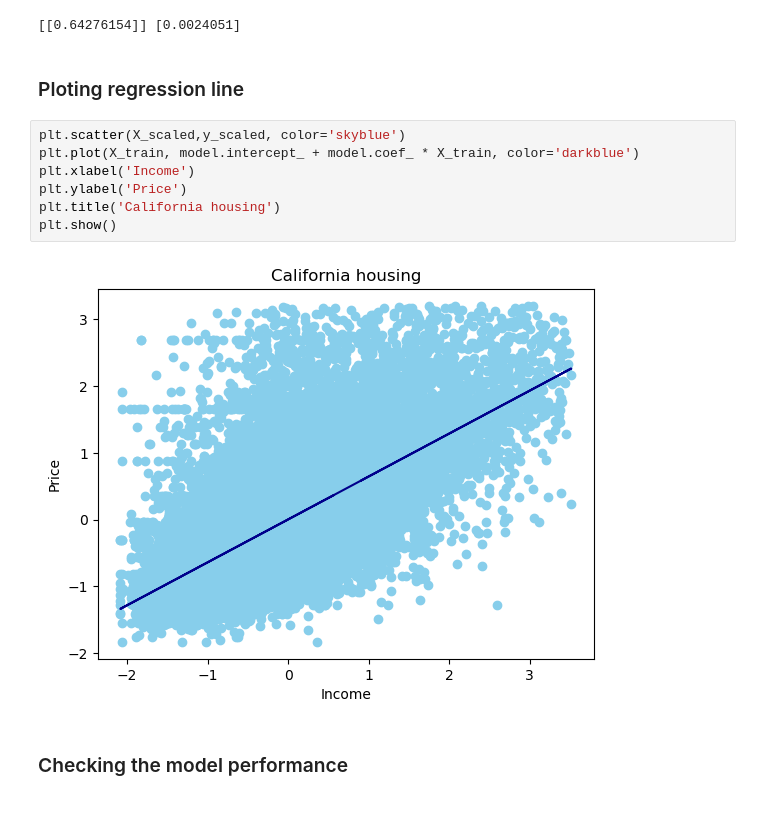
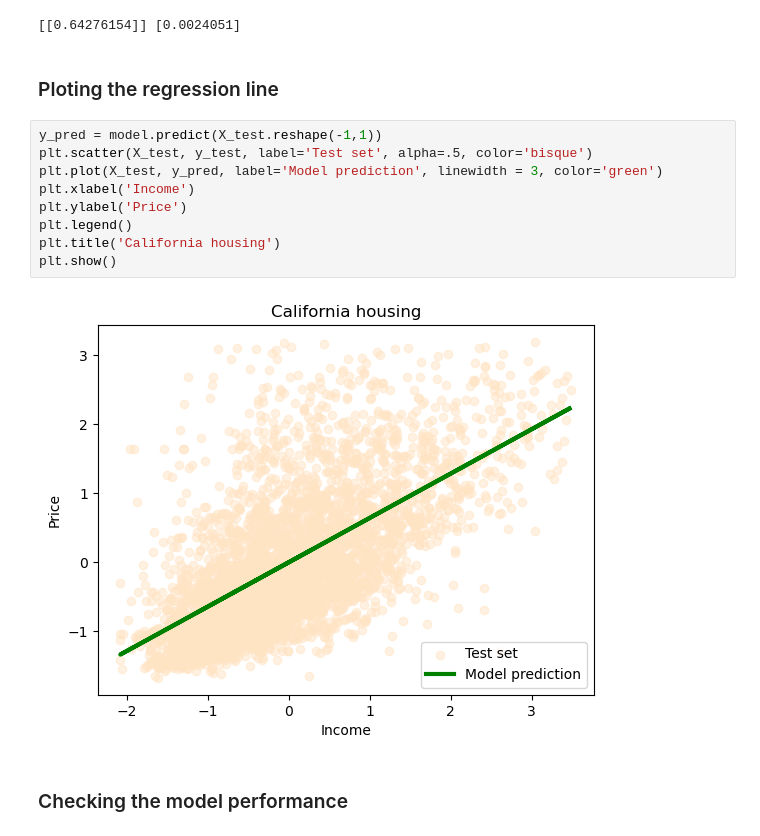
Before and after one commit to leosrdev/Machine-Learning, a Jupyter notebook: supervised-learning/linear-regression/simple-linear-regression.ipynb, the cells around one changed output. Drawn from its saved outputs; the diff is of its cells as text.

Commit message:
Updating the linear regression projects

```diff
--- a/supervised-learning/linear-regression/simple-linear-regression.ipynb
+++ b/supervised-learning/linear-regression/simple-linear-regression.ipynb
@@ -178,16 +182,18 @@ print(model.coef_, model.intercept_)
 # %% [output]
 [[0.64276154]] [0.0024051]
 # %% [markdown]
-### Ploting regression line
+### Ploting the regression line
 # %%
-plt.scatter(X_scaled,y_scaled, color='skyblue')
-plt.plot(X_train, model.intercept_ + model.coef_ * X_train, color='darkblue')
+y_pred = model.predict(X_test.reshape(-1,1))
+plt.scatter(X_test, y_test, label='Test set', alpha=.5, color='bisque')
+plt.plot(X_test, y_pred, label='Model prediction', linewidth = 3, color='green')
 plt.xlabel('Income')
 plt.ylabel('Price')
+plt.legend()
 plt.title('California housing')
 plt.show()
 # %% [output]
-[figure, old version]
+[figure, new version]
 # %% [markdown]
 ### Checking the model performance
 # %% [markdown]
```
Also changed, not shown: parts of 6 cells of this notebook, 2 other files.
